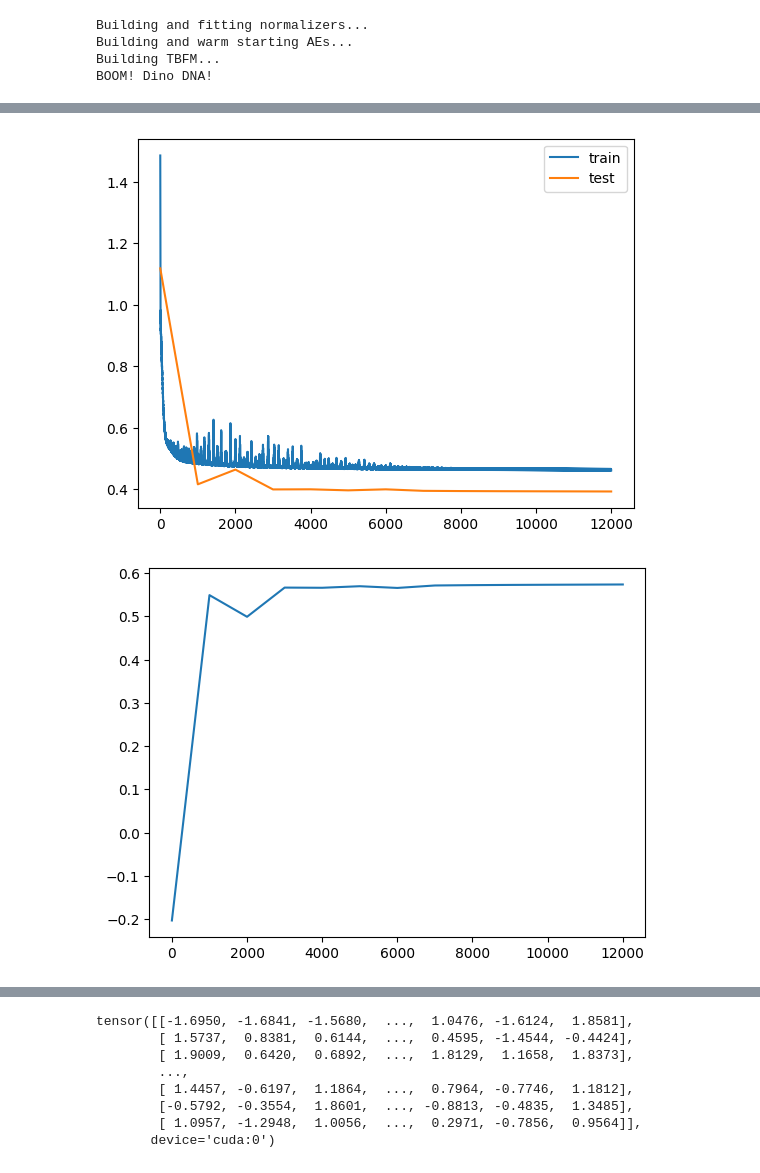
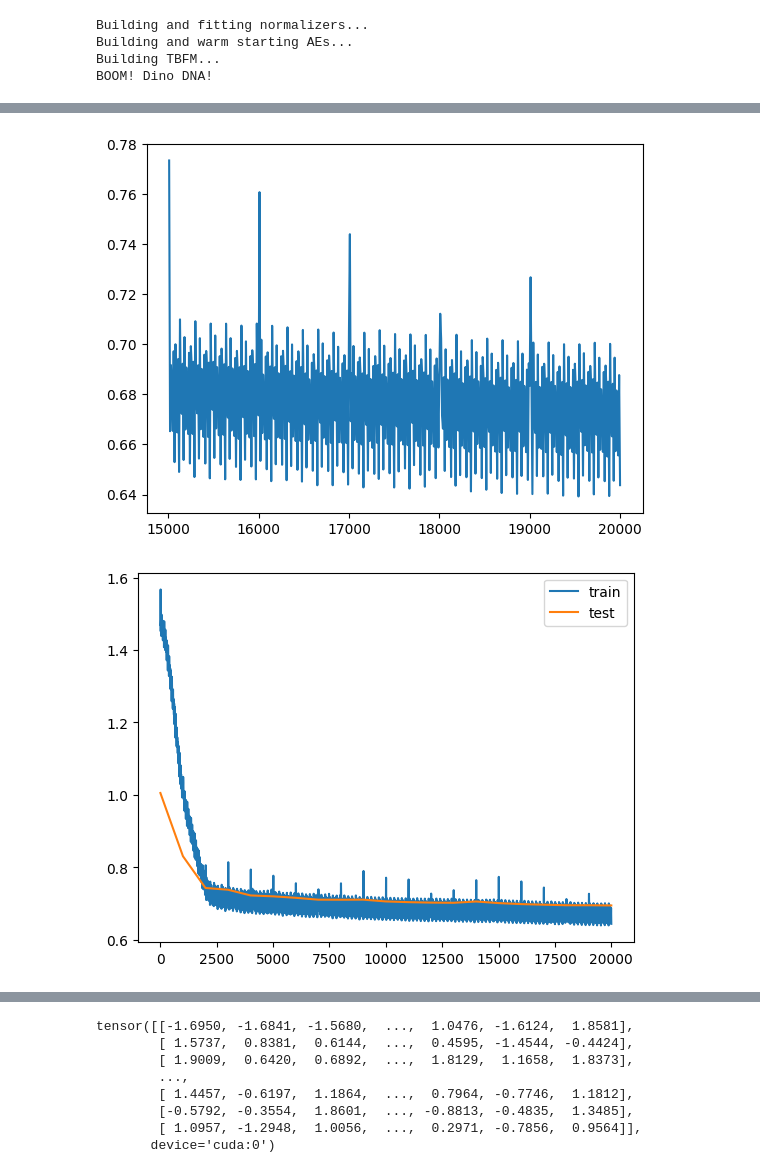
Before and after one commit to mmattb/py-tbfm, a Jupyter notebook: train_multisession_all.ipynb, the cells around one changed output, grey strips where cells are left out. Cells and saved outputs as stored; diff of their text form; code cells hidden in the pictures.

Commit message:
Update film training

```diff
--- a/train_multisession_all.ipynb
+++ b/train_multisession_all.ipynb
@@ -102,11 +104,12 @@ per session batch size: 3750
 # Now build...
 
 # At 30 sessions we have fewer examples per session, so AE lrs need to go down. Noisier gradients.
-# cfg.ae.training.optim.lr = 1e-5
+cfg.tbfm.training.optim.lr_head = 7e-4
 # cfg.ae.training.coadapt = False
 # cfg.training.grad_clip = 2.0
-# cfg.tbfm.module.use_film_bases = True
-cfg.training.epochs = 12001
+cfg.tbfm.module.use_film_bases = True
+cfg.tbfm.module.num_bases = 20
+cfg.training.epochs = 20001
 
 ms = multisession.build_from_cfg(cfg, data_train, device=DEVICE)
 model_optims = multisession.get_optims(cfg, ms)
@@ -125,5 +128,6 @@ embeddings_stim, results = multisession.train_from_cfg(
     embeddings_rest,
     data_test=data_test,
     test_interval=1000,
+    epoch_steps=10,
     epochs=cfg.training.epochs)
 # %% [output]
@@ -165,15 +142,24 @@ tensor(0.6908, device='cuda:0')
 # %%
-plt.plot(results["train_losses"], label="train")
+txt = [t[0] for t in results['train_losses']]
+tlt = [t[1] for t in results['train_losses']]
+plt.plot(txt[-500:], tlt[-500:], label="train")
+plt.show()
 
+
+plt.plot(txt, tlt, label="train")
 tx = [t[0] for t in results['test_losses']]
 tl = [t[1] for t in results['test_losses']]
 plt.plot(tx, tl, label="test")
 plt.legend()
 plt.show()
 
-tr = [t[1] for t in results['test_r2s']]
-plt.plot(tx, tr)
+tx = [t[0] for t in results['train_r2s']]
+tr = [t[1] for t in results['train_r2s']]
+plt.plot(tx, tr, label="train")
+te = [t[1] for t in results['test_r2s']]
+plt.plot(tx, te, label="test")
+plt.legend()
 plt.show()
 # %% [output]
-[figure, old version]
+[figure, new version]
-[figure, old version]
+[figure, new version]
```
Also changed, not shown: parts of 12 cells of this notebook, 2 other files.
